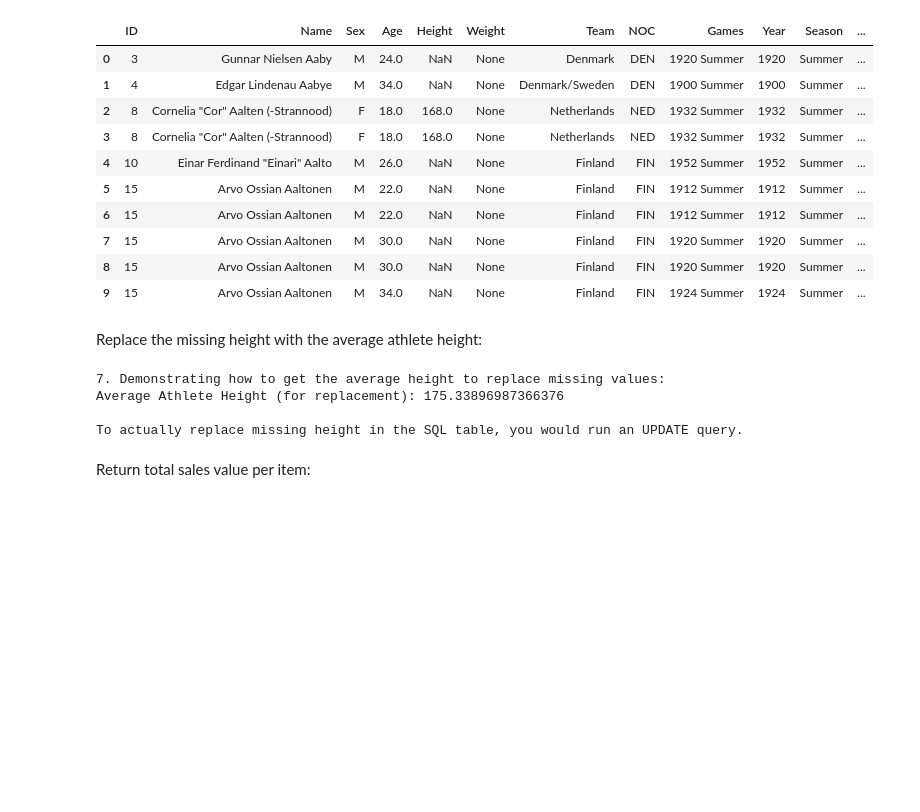
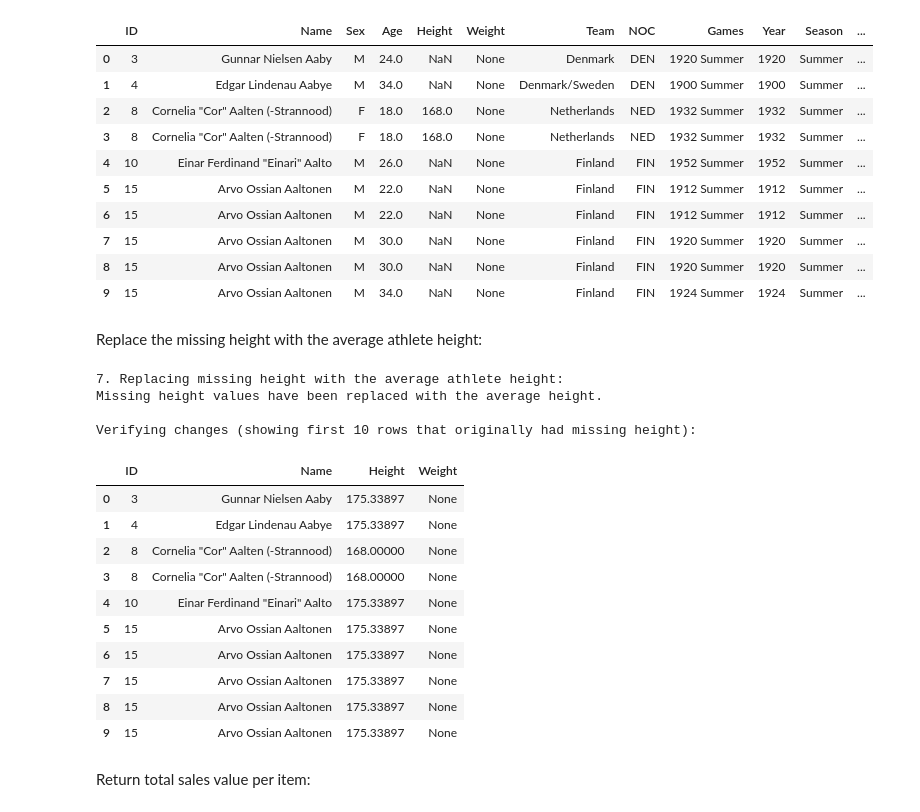
Before and after one commit to andtoo14/kamilimu_assignments, a Jupyter notebook: sql/sql_assignment1.ipynb, the cells around one changed output. Saved outputs shown, nothing was run; the diff lists cells and outputs as text; code cells hidden in the pictures; blank space fills up the shorter version.

Commit message:
Correction have been made.

```diff
--- a/sql/sql_assignment1.ipynb
+++ b/sql/sql_assignment1.ipynb
@@ -184,21 +184,55 @@ display(result6)
 | 9 | 15 | Arvo Ossian Aaltonen | M | 34.0 | NaN | None | Finland | FIN | 1924 Summer | 1924 | Summer | ... |
 # %% [markdown]
 Replace the missing height with the average athlete height:
-# %%
-print("\n7. Demonstrating how to get the average height to replace missing values:")
-query7_avg_height = """
-SELECT AVG(Height) FROM athletes_table WHERE Height IS NOT NULL;
-"""
-avg_height = conn.execute(query7_avg_height).fetchone()[0]
-print(f"Average Athlete Height (for replacement): {avg_height}")
-
-# To actually update the table in SQL:
-print("\nTo actually replace missing height in the SQL table, you would run an UPDATE query.")
-# %% [output]
-7. Demonstrating how to get the average height to replace missing values:
-Average Athlete Height (for replacement): 175.33896987366376
-
-To actually replace missing height in the SQL table, you would run an UPDATE query.
+# %%
+print("\n7. Replacing missing height with the average athlete height:")
+
+query7_update = """
+UPDATE athletes_table
+SET Height = COALESCE(Height, (SELECT AVG(Height) FROM athletes_table WHERE Height IS NOT NULL))
+WHERE Height IS NULL;
+"""
+
+conn.execute(query7_update)
+conn.commit() # Commit the changes
+
+print("Missing height values have been replaced with the average height.")
+
+# You can verify the changes by selecting some rows with originally missing height
+print("\nVerifying changes (showing first 10 rows that originally had missing height):")
+query7_verify = """
+SELECT *
+FROM athletes_table
+WHERE ID IN (SELECT ID FROM athletes_table WHERE OriginalHeight IS NULL) -- Assuming you had an OriginalHeight column or similar
+LIMIT 10;
+"""
+# Note: To properly verify, you might need to store the original data or select based on other criteria
+# Since we don't have a separate column to track original nulls,
+# let's just show some rows that previously appeared in the missing height query (query6)
+query7_verify_alt = """
+SELECT ID, Name, Height, Weight
+FROM athletes_table
+WHERE Height IS NOT NULL AND Weight IS NULL
+LIMIT 10;
+"""
+result7_verify = pd.read_sql_query(query7_verify_alt, conn)
+display(result7_verify)
+# %% [output]
+7. Replacing missing height with the average athlete height:
+Missing height values have been replaced with the average height.
+
+Verifying changes (showing first 10 rows that originally had missing height):
+|  | ID | Name | Height | Weight |
+| 0 | 3 | Gunnar Nielsen Aaby | 175.33897 | None |
+| 1 | 4 | Edgar Lindenau Aabye | 175.33897 | None |
+| 2 | 8 | Cornelia "Cor" Aalten (-Strannood) | 168.00000 | None |
+| 3 | 8 | Cornelia "Cor" Aalten (-Strannood) | 168.00000 | None |
+| 4 | 10 | Einar Ferdinand "Einari" Aalto | 175.33897 | None |
+| 5 | 15 | Arvo Ossian Aaltonen | 175.33897 | None |
+| 6 | 15 | Arvo Ossian Aaltonen | 175.33897 | None |
+| 7 | 15 | Arvo Ossian Aaltonen | 175.33897 | None |
+| 8 | 15 | Arvo Ossian Aaltonen | 175.33897 | None |
+| 9 | 15 | Arvo Ossian Aaltonen | 175.33897 | None |
 # %% [markdown]
 Return total sales value per item:
 # %%
```
Also changed, not shown: parts of 2 cells of this notebook.
